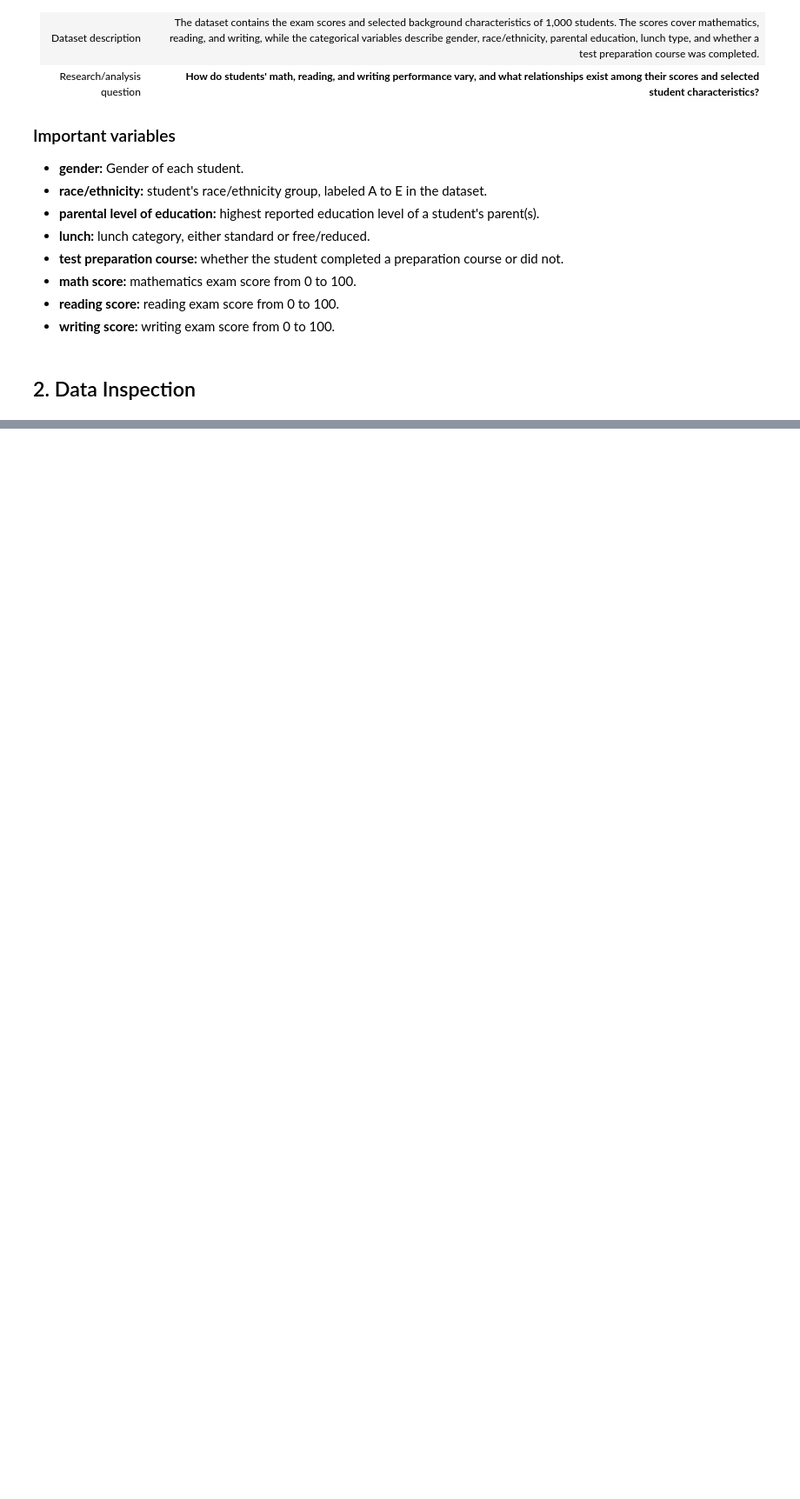
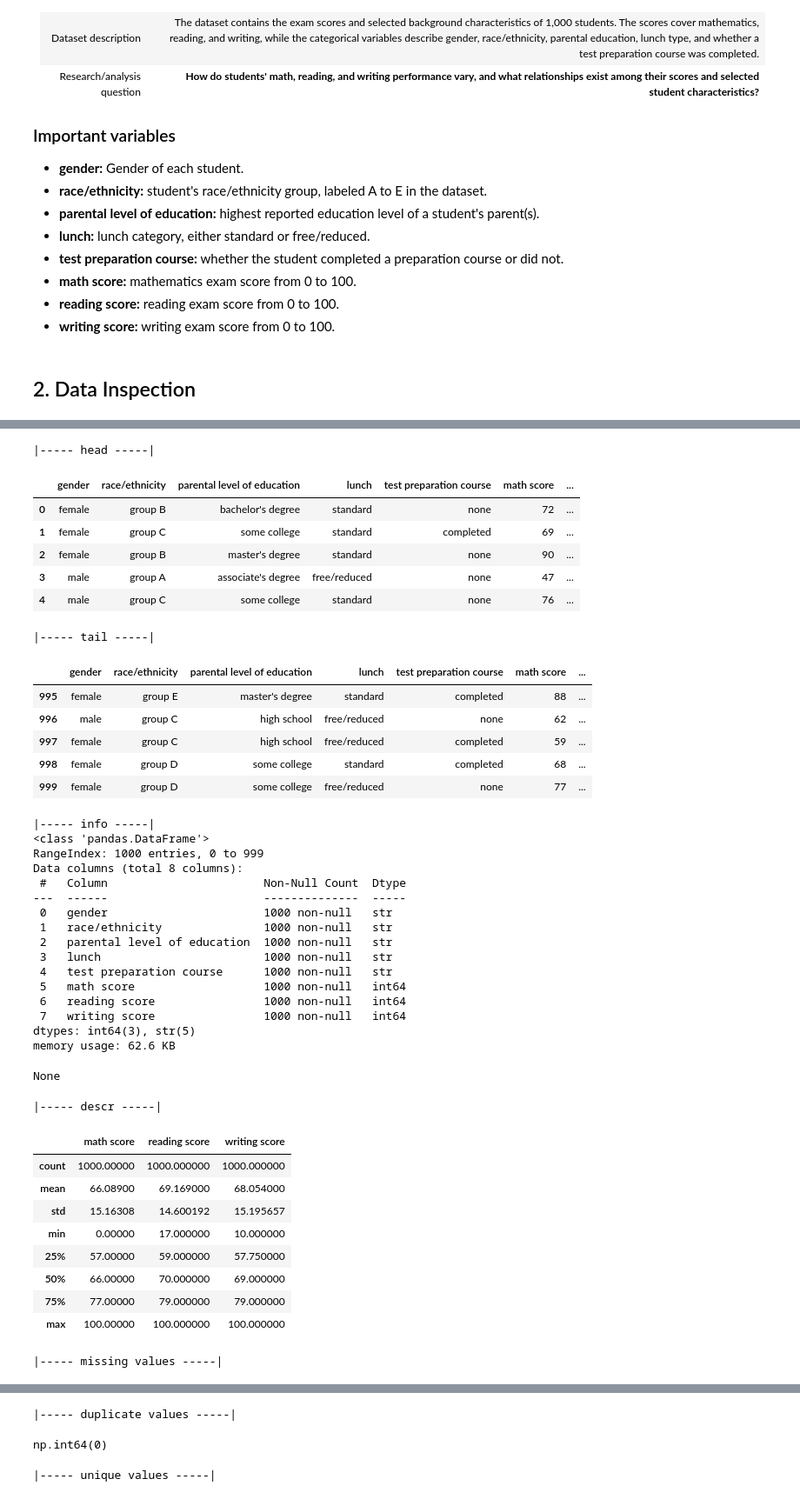
Before and after one commit to WeirdBlueFish/Students_Performance_in_Exams, a Jupyter notebook: main.ipynb, the cells around one changed output, grey strips where cells are left out. Shown at 87% size. Cells and saved outputs as stored; diff of their text form; code cells hidden in the pictures; blank space fills up the shorter version.

```diff
--- a/main.ipynb
+++ b/main.ipynb
@@ -70,3 +70,67 @@ Shape: (1000, 8)
 2                    none          90             95             93
 3                    none          47             57             44
 4                    none          76             78             75
+# %%
+print('|----- head -----|')
+display(df.head())
+
+print('|----- tail -----|')
+display(df.tail())
+
+print('|----- info -----|')
+display(df.info())
+
+print('|----- descr -----|')
+display(df.describe())
+
+print('|----- missing values -----|')
+display(df.isna().sum().to_frame('missing_values'))
+
+print('|----- duplicate values -----|')
+display(df.duplicated().sum())
+
+print('|----- unique values -----|')
+display(df.nunique().to_frame('unique_values'))
+# %% [output]
+|----- head -----|
+|  | gender | race/ethnicity | parental level of education | lunch | test preparation course | math score | ... |
+| 0 | female | group B | bachelor's degree | standard | none | 72 | ... |
+| 1 | female | group C | some college | standard | completed | 69 | ... |
+| 2 | female | group B | master's degree | standard | none | 90 | ... |
+| 3 | male | group A | associate's degree | free/reduced | none | 47 | ... |
+| 4 | male | group C | some college | standard | none | 76 | ... |
+|----- tail -----|
+|  | gender | race/ethnicity | parental level of education | lunch | test preparation course | math score | ... |
+| 995 | female | group E | master's degree | standard | completed | 88 | ... |
+| 996 | male | group C | high school | free/reduced | none | 62 | ... |
+| 997 | female | group C | high school | free/reduced | completed | 59 | ... |
+| 998 | female | group D | some college | standard | completed | 68 | ... |
+| 999 | female | group D | some college | free/reduced | none | 77 | ... |
+|----- info -----|
+<class 'pandas.DataFrame'>
+RangeIndex: 1000 entries, 0 to 999
+Data columns (total 8 columns):
+ #   Column                       Non-Null Count  Dtype
+---  ------                       --------------  -----
+ 0   gender                       1000 non-null   str
+ 1   race/ethnicity               1000 non-null   str
+ 2   parental level of education  1000 non-null   str
+ 3   lunch                        1000 non-null   str
+ 4   test preparation course      1000 non-null   str
+ 5   math score                   1000 non-null   int64
+ 6   reading score                1000 non-null   int64
+ 7   writing score                1000 non-null   int64
+dtypes: int64(3), str(5)
+memory usage: 62.6 KB
+None
+|----- descr -----|
+|  | math score | reading score | writing score |
+| count | 1000.00000 | 1000.000000 | 1000.000000 |
+| mean | 66.08900 | 69.169000 | 68.054000 |
+| std | 15.16308 | 14.600192 | 15.195657 |
+| min | 0.00000 | 17.000000 | 10.000000 |
+| 25% | 57.00000 | 59.000000 | 57.750000 |
+| 50% | 66.00000 | 70.000000 | 69.000000 |
+| 75% | 77.00000 | 79.000000 | 79.000000 |
+| max | 100.00000 | 100.000000 | 100.000000 |
+|----- missing values -----|
@@ -72,0 +146,3 @@ Shape: (1000, 8)
+|----- duplicate values -----|
+np.int64(0)
+|----- unique values -----|
```
Also changed, not shown: parts of 18 cells of this notebook.
